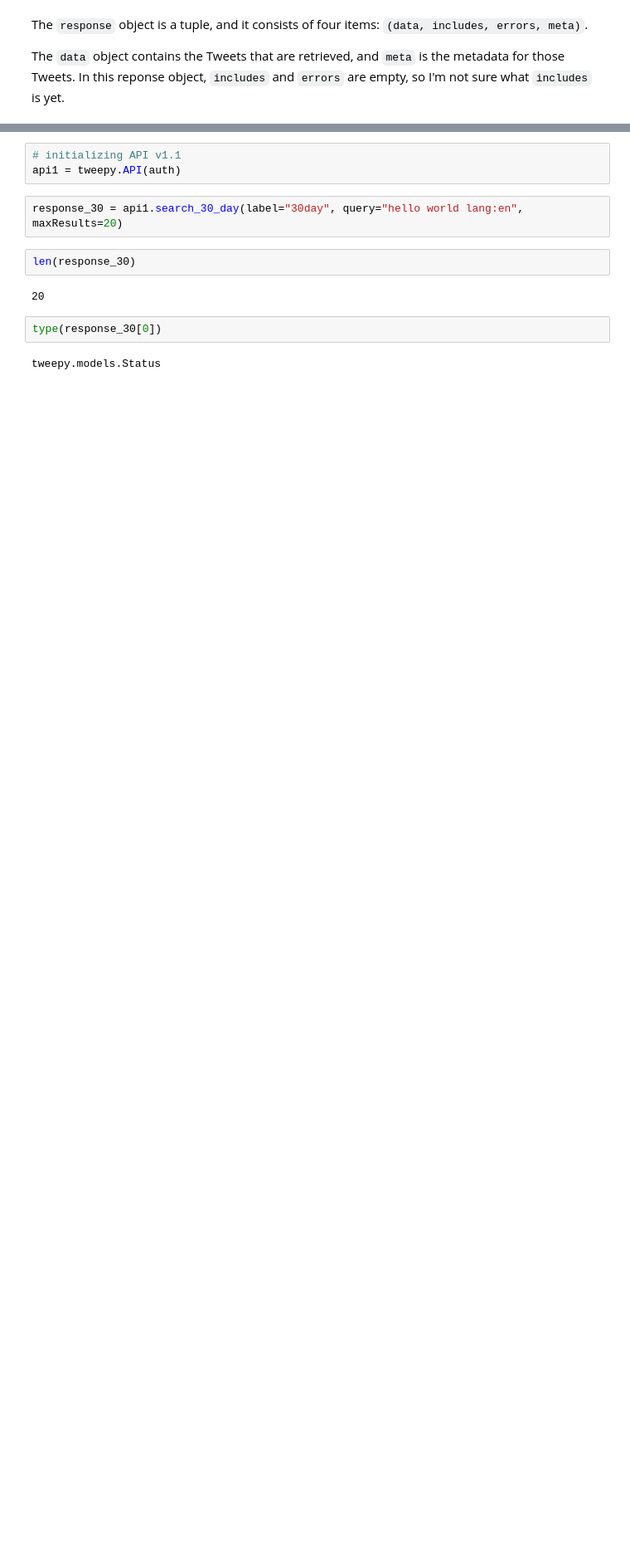
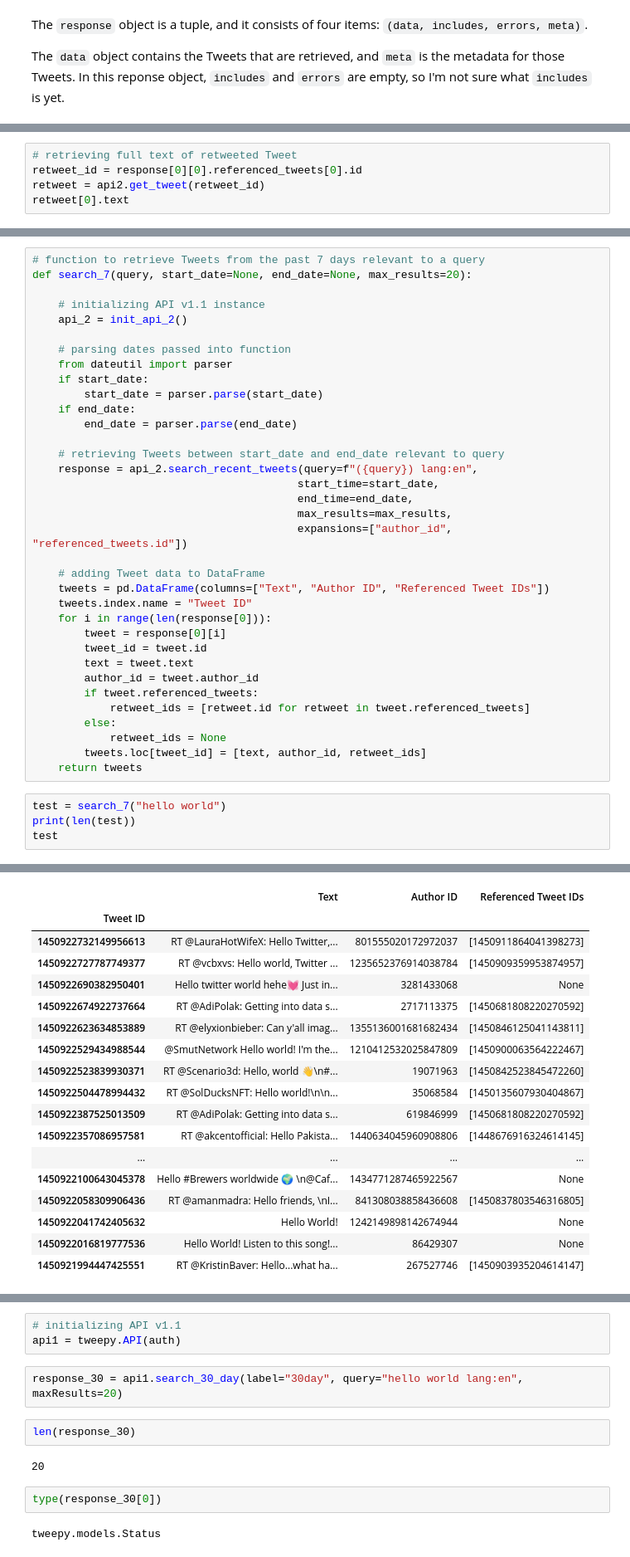
Before and after one commit to rethink-media/rethink-twitter, a Jupyter notebook: notebooks/exploration.ipynb, the cells around one changed output, grey strips where cells are left out. Shown: that part at 83% size. Saved outputs shown, nothing was run; the diff lists cells and outputs as text; blank space fills up the shorter version.

Commit message:
recent search function

```diff
--- a/notebooks/exploration.ipynb
+++ b/notebooks/exploration.ipynb
@@ -95,0 +145,5 @@ response[3]
+# %%
+# retrieving full text of retweeted Tweet
+retweet_id = response[0][0].referenced_tweets[0].id
+retweet = api2.get_tweet(retweet_id)
+retweet[0].text
@@ -95,0 +154,40 @@ response[3]
+# %%
+# function to retrieve Tweets from the past 7 days relevant to a query
+def search_7(query, start_date=None, end_date=None, max_results=20):
+
+    # initializing API v1.1 instance
+    api_2 = init_api_2()
+
+    # parsing dates passed into function
+    from dateutil import parser
+    if start_date:
+        start_date = parser.parse(start_date)
+    if end_date:
+        end_date = parser.parse(end_date)
+
+    # retrieving Tweets between start_date and end_date relevant to query
+    response = api_2.search_recent_tweets(query=f"({query}) lang:en",
+                                         start_time=start_date,
+                                         end_time=end_date,
+                                         max_results=max_results,
+                                         expansions=["author_id", "referenced_tweets.id"])
+
+    # adding Tweet data to DataFrame
+    tweets = pd.DataFrame(columns=["Text", "Author ID", "Referenced Tweet IDs"])
+    tweets.index.name = "Tweet ID"
+    for i in range(len(response[0])):
+        tweet = response[0][i]
+        tweet_id = tweet.id
+        text = tweet.text
+        author_id = tweet.author_id
+        if tweet.referenced_tweets:
+            retweet_ids = [retweet.id for retweet in tweet.referenced_tweets]
+        else:
+            retweet_ids = None
+        tweets.loc[tweet_id] = [text, author_id, retweet_ids]
+    return tweets
+# %%
+test = search_7("hello world")
+print(len(test))
+test
+# %% [output]
@@ -96,3 +195,21 @@ response[3]
+|  | Text | Author ID | Referenced Tweet IDs |
+| Tweet ID |  |  |  |
+| 1450922732149956613 | RT @LauraHotWifeX: Hello Twitter,... | 801555020172972037 | [1450911864041398273] |
+| 1450922727787749377 | RT @vcbxvs: Hello world, Twitter ... | 1235652376914038784 | [1450909359953874957] |
+| 1450922690382950401 | Hello twitter world hehe💓 Just in... | 3281433068 | None |
+| 1450922674922737664 | RT @AdiPolak: Getting into data s... | 2717113375 | [1450681808220270592] |
+| 1450922623634853889 | RT @elyxionbieber: Can y'all imag... | 1355136001681682434 | [1450846125041143811] |
+| 1450922529434988544 | @SmutNetwork Hello world! I'm the... | 1210412532025847809 | [1450900063564222467] |
+| 1450922523839930371 | RT @Scenario3d: Hello, world 👋\n#... | 19071963 | [1450842523845472260] |
+| 1450922504478994432 | RT @SolDucksNFT: Hello world!\n\n... | 35068584 | [1450135607930404867] |
+| 1450922387525013509 | RT @AdiPolak: Getting into data s... | 619846999 | [1450681808220270592] |
+| 1450922357086957581 | RT @akcentofficial: Hello Pakista... | 1440634045960908806 | [1448676916324614145] |
+| ... | ... | ... | ... |
+| 1450922100643045378 | Hello #Brewers worldwide 🌍 \n@Caf... | 1434771287465922567 | None |
+| 1450922058309906436 | RT @amanmadra: Hello friends, \nI... | 841308038858436608 | [1450837803546316805] |
+| 1450922041742405632 | Hello World! | 1242149898142674944 | None |
+| 1450922016819777536 | Hello World! Listen to this song!... | 86429307 | None |
+| 1450921994447425551 | RT @KristinBaver: Hello...what ha... | 267527746 | [1450903935204614147] |
 # %% [markdown]
 ## 30-Day/Full Archive Search
 
```
Also changed, not shown: parts of 16 cells of this notebook.
